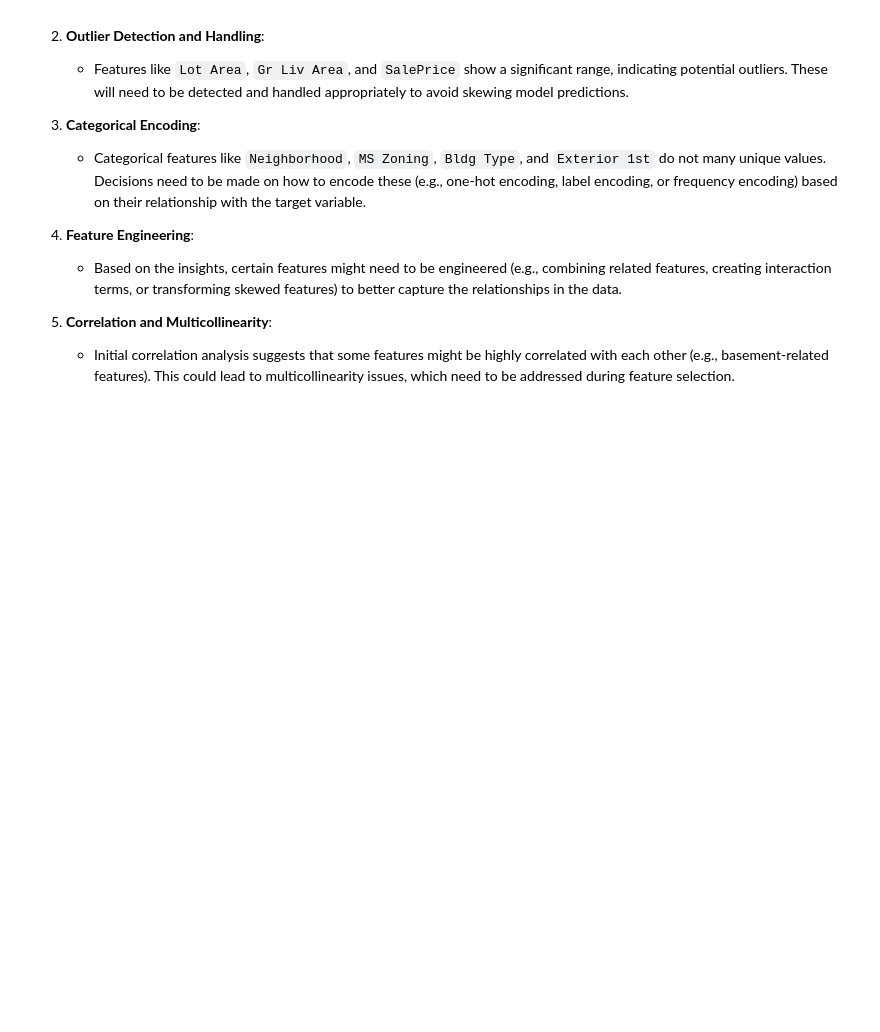
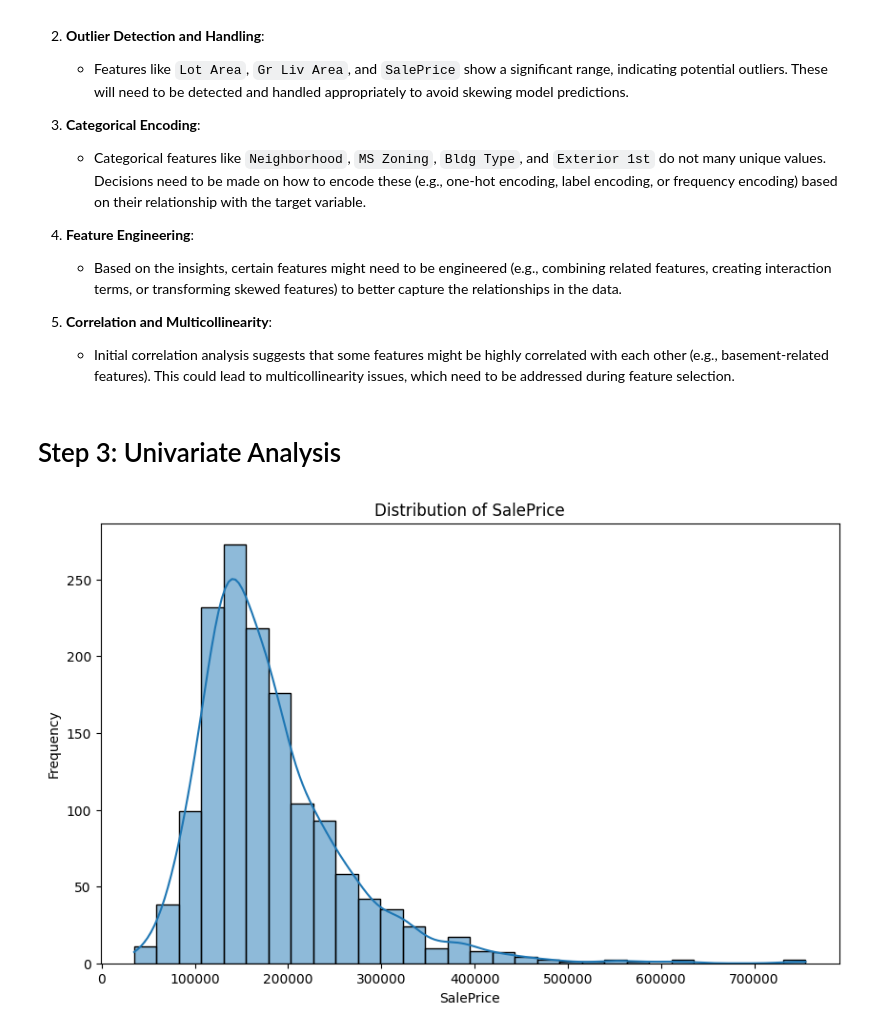
Before and after one commit to iannyFARUE/house-price-prediction, a Jupyter notebook: src/analysis/EDA.ipynb, the cells around one changed output. Cells and saved outputs as stored; diff of their text form; code cells hidden in the pictures; blank space fills up the shorter version.

```diff
--- a/src/analysis/EDA.ipynb
+++ b/src/analysis/EDA.ipynb
@@ -173,12 +173,10 @@ Visualizing Missing Values...
 
 5. **Correlation and Multicollinearity**:
    - Initial correlation analysis suggests that some features might be highly correlated with each other (e.g., basement-related features). This could lead to multicollinearity issues, which need to be addressed during feature selection.
+# %% [markdown]
+# Step 3: Univariate Analysis
 # %%
-# Correlation matrix (top 10 features most correlated with SalePrice)
-corr = train_df.corr(numeric_only=True)
-top_corr = corr["SalePrice"].abs().sort_values(ascending=False)[1:11]
-
-plt.figure(figsize=(10, 6))
-sns.barplot(x=top_corr.values, y=top_corr.index)
-plt.title("Top 10 Features Correlated with SalePrice")
-plt.show()
+univariate_analyzer = UnivariateAnalyzer(NumericalUnivariateAnalysis())
+univariate_analyzer.execute_analysis(train_df, 'SalePrice')
+# %% [output]
+[figure, added]
```
Also changed, not shown: parts of 11 cells of this notebook, 19 other files.
